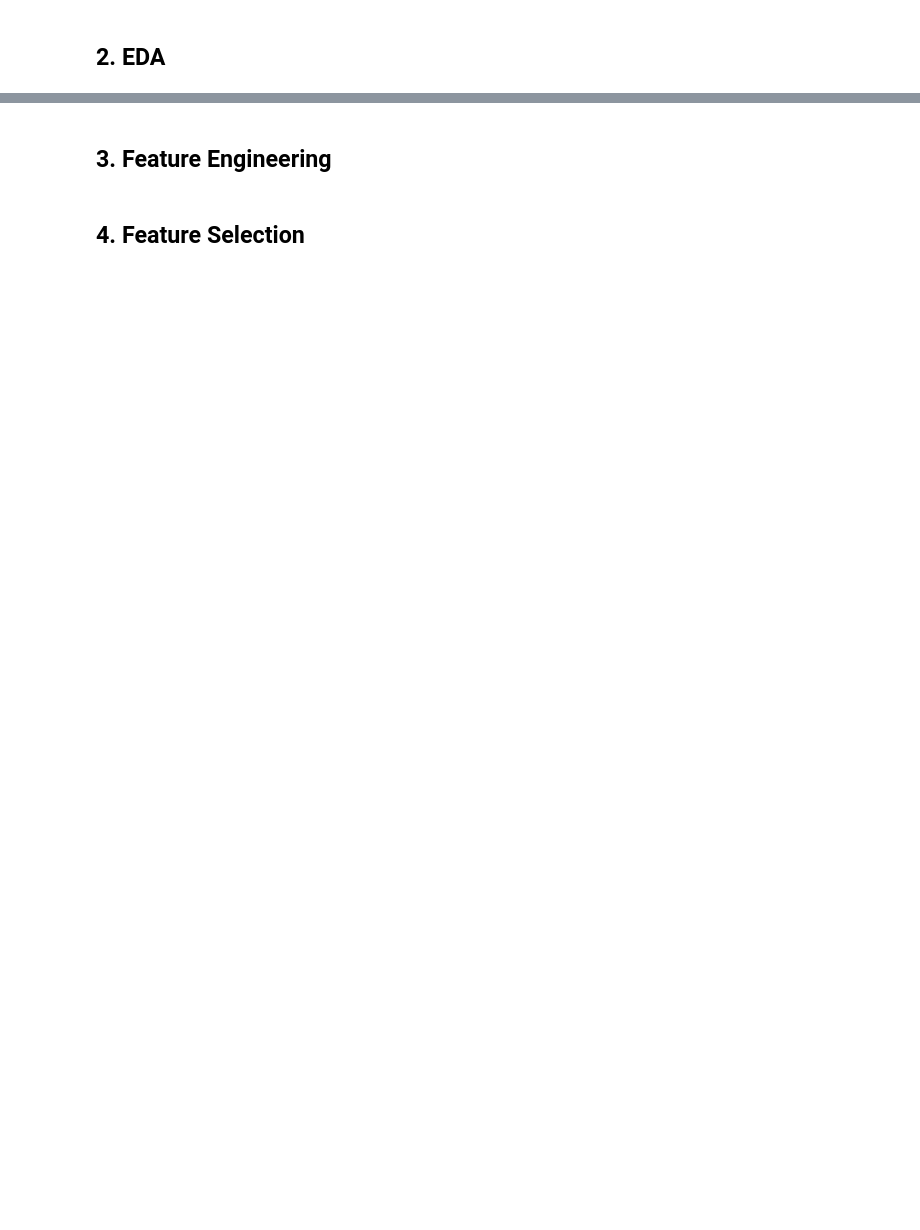
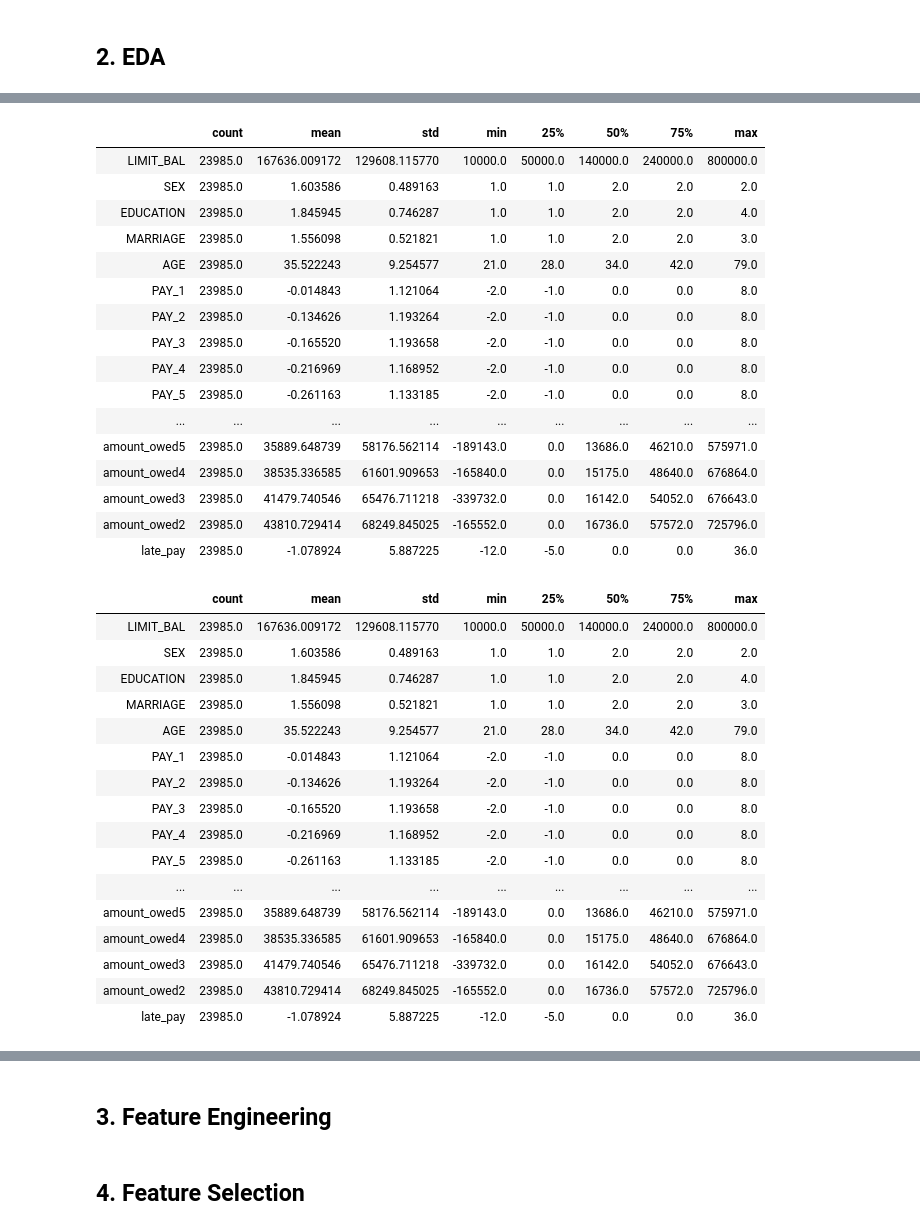
Before and after one commit to k0marrr1/nyc-mhtn-ds-010620-lectures, a Jupyter notebook: week-9/classification-assessment/classification-assessmentREAL.ipynb, the cells around one changed output, grey strips where cells are left out. Saved outputs shown, nothing was run; the diff lists cells and outputs as text; code cells hidden in the pictures; blank space fills up the shorter version.

```diff
--- a/week-9/classification-assessment/classification-assessmentREAL.ipynb
+++ b/week-9/classification-assessment/classification-assessmentREAL.ipynb
@@ -162,0 +316,37 @@ plt.hist(df['BILL_AMT3'] )
+# %%
+df.describe().transpose()
+# %% [output]
+|  | count | mean | std | min | 25% | 50% | 75% | max |
+| LIMIT_BAL | 23985.0 | 167636.009172 | 129608.115770 | 10000.0 | 50000.0 | 140000.0 | 240000.0 | 800000.0 |
+| SEX | 23985.0 | 1.603586 | 0.489163 | 1.0 | 1.0 | 2.0 | 2.0 | 2.0 |
+| EDUCATION | 23985.0 | 1.845945 | 0.746287 | 1.0 | 1.0 | 2.0 | 2.0 | 4.0 |
+| MARRIAGE | 23985.0 | 1.556098 | 0.521821 | 1.0 | 1.0 | 2.0 | 2.0 | 3.0 |
+| AGE | 23985.0 | 35.522243 | 9.254577 | 21.0 | 28.0 | 34.0 | 42.0 | 79.0 |
+| PAY_1 | 23985.0 | -0.014843 | 1.121064 | -2.0 | -1.0 | 0.0 | 0.0 | 8.0 |
+| PAY_2 | 23985.0 | -0.134626 | 1.193264 | -2.0 | -1.0 | 0.0 | 0.0 | 8.0 |
+| PAY_3 | 23985.0 | -0.165520 | 1.193658 | -2.0 | -1.0 | 0.0 | 0.0 | 8.0 |
+| PAY_4 | 23985.0 | -0.216969 | 1.168952 | -2.0 | -1.0 | 0.0 | 0.0 | 8.0 |
+| PAY_5 | 23985.0 | -0.261163 | 1.133185 | -2.0 | -1.0 | 0.0 | 0.0 | 8.0 |
+| ... | ... | ... | ... | ... | ... | ... | ... | ... |
+| amount_owed5 | 23985.0 | 35889.648739 | 58176.562114 | -189143.0 | 0.0 | 13686.0 | 46210.0 | 575971.0 |
+| amount_owed4 | 23985.0 | 38535.336585 | 61601.909653 | -165840.0 | 0.0 | 15175.0 | 48640.0 | 676864.0 |
+| amount_owed3 | 23985.0 | 41479.740546 | 65476.711218 | -339732.0 | 0.0 | 16142.0 | 54052.0 | 676643.0 |
+| amount_owed2 | 23985.0 | 43810.729414 | 68249.845025 | -165552.0 | 0.0 | 16736.0 | 57572.0 | 725796.0 |
+| late_pay | 23985.0 | -1.078924 | 5.887225 | -12.0 | -5.0 | 0.0 | 0.0 | 36.0 |
+|  | count | mean | std | min | 25% | 50% | 75% | max |
+| LIMIT_BAL | 23985.0 | 167636.009172 | 129608.115770 | 10000.0 | 50000.0 | 140000.0 | 240000.0 | 800000.0 |
+| SEX | 23985.0 | 1.603586 | 0.489163 | 1.0 | 1.0 | 2.0 | 2.0 | 2.0 |
+| EDUCATION | 23985.0 | 1.845945 | 0.746287 | 1.0 | 1.0 | 2.0 | 2.0 | 4.0 |
+| MARRIAGE | 23985.0 | 1.556098 | 0.521821 | 1.0 | 1.0 | 2.0 | 2.0 | 3.0 |
+| AGE | 23985.0 | 35.522243 | 9.254577 | 21.0 | 28.0 | 34.0 | 42.0 | 79.0 |
+| PAY_1 | 23985.0 | -0.014843 | 1.121064 | -2.0 | -1.0 | 0.0 | 0.0 | 8.0 |
+| PAY_2 | 23985.0 | -0.134626 | 1.193264 | -2.0 | -1.0 | 0.0 | 0.0 | 8.0 |
+| PAY_3 | 23985.0 | -0.165520 | 1.193658 | -2.0 | -1.0 | 0.0 | 0.0 | 8.0 |
+| PAY_4 | 23985.0 | -0.216969 | 1.168952 | -2.0 | -1.0 | 0.0 | 0.0 | 8.0 |
+| PAY_5 | 23985.0 | -0.261163 | 1.133185 | -2.0 | -1.0 | 0.0 | 0.0 | 8.0 |
+| ... | ... | ... | ... | ... | ... | ... | ... | ... |
+| amount_owed5 | 23985.0 | 35889.648739 | 58176.562114 | -189143.0 | 0.0 | 13686.0 | 46210.0 | 575971.0 |
+| amount_owed4 | 23985.0 | 38535.336585 | 61601.909653 | -165840.0 | 0.0 | 15175.0 | 48640.0 | 676864.0 |
+| amount_owed3 | 23985.0 | 41479.740546 | 65476.711218 | -339732.0 | 0.0 | 16142.0 | 54052.0 | 676643.0 |
+| amount_owed2 | 23985.0 | 43810.729414 | 68249.845025 | -165552.0 | 0.0 | 16736.0 | 57572.0 | 725796.0 |
+| late_pay | 23985.0 | -1.078924 | 5.887225 | -12.0 | -5.0 | 0.0 | 0.0 | 36.0 |
```
Also changed, not shown: parts of 62 cells of this notebook.
